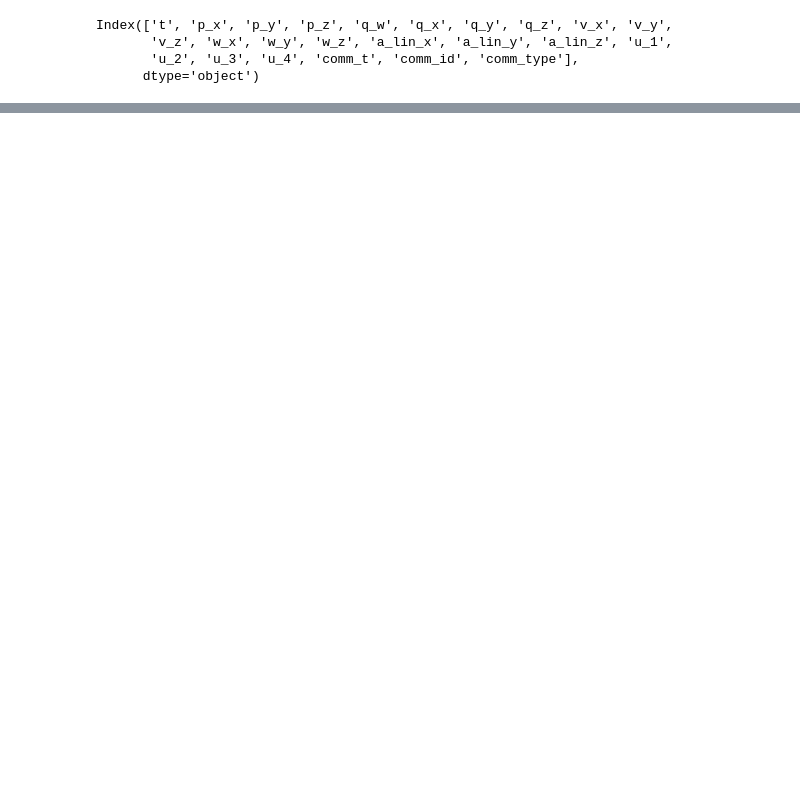
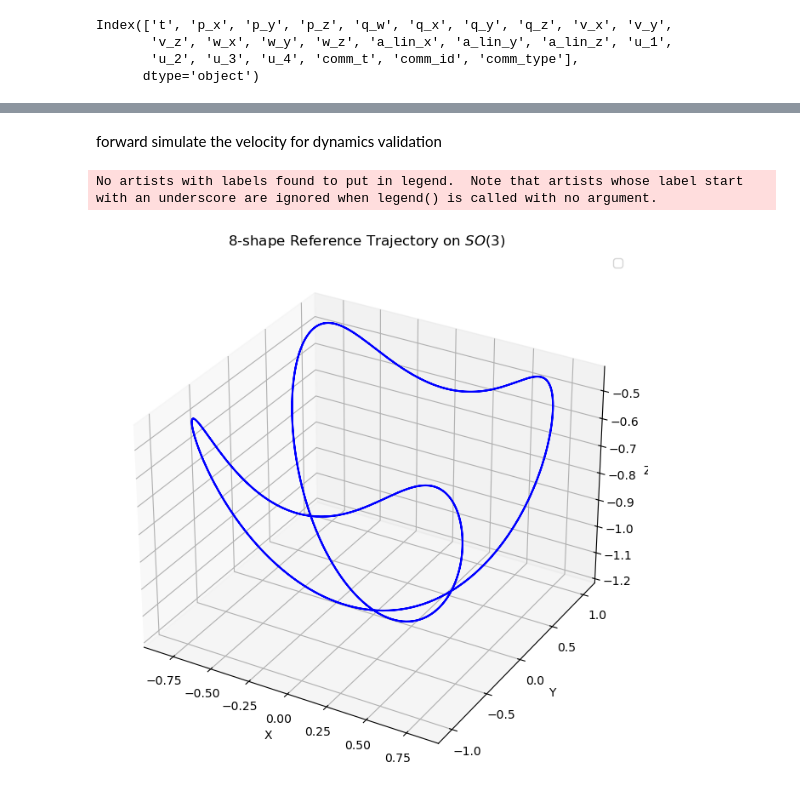
Before and after one commit to chenghuailin/trajectory_optimization_matrix_lie_groups, a Jupyter notebook: visualization/convert_path_to_reference.ipynb, the cells around one changed output, grey strips where cells are left out. Cells and saved outputs as stored; diff of their text form; code cells hidden in the pictures; blank space fills up the shorter version.

```diff
--- a/visualization/convert_path_to_reference.ipynb
+++ b/visualization/convert_path_to_reference.ipynb
@@ -45,9 +49,9 @@ xi_ref[:,:3] = w.copy()
 
 angle_euler = np.array([ rotm2euler(x) for x in romt ] )
 # %%
-with open(file_name+'.npy', 'wb') as f:
-    np.save(f, q_ref)
-    np.save(f, xi_ref)
+# with open(file_name+'.npy', 'wb') as f:
+#     np.save(f, q_ref)
+#     np.save(f, xi_ref)
 # %%
 plt.figure()
 plt.subplot(211)
@@ -139,0 +271,33 @@ for step in range(N):
+# %% [markdown]
+forward simulate the velocity for dynamics validation
+# %%
+rotm_sim = []
+
+X = SO3.Identity()
+
+for i in range(N):
+    X = X.rplus( omega_mnf[i] * dt )
+    rotm_sim.append( X.rotation())
+
+# Define the initial pendulum vector
+pendulum_length = 1.2
+initial_vector = np.array([0., 0., -pendulum_length]).reshape(3,1)
+
+# Compute the rotated pendulum positions
+rod_pos = np.array([rotm @ initial_vector for rotm in rotm_sim]).reshape(N, 3)
+
+# Initialize the plot
+fig = plt.figure(figsize=(8, 8))
+ax = fig.add_subplot(111, projection='3d')
+
+# Plot the trajectory
+ax.plot(rod_pos[:,0], rod_pos[:,1], rod_pos[:,2], color="b")
+ax.set_title("8-shape Reference Trajectory on $SO(3)$")
+ax.set_xlabel("X")
+ax.set_ylabel("Y")
+ax.set_zlabel("Z")
+ax.legend()
+plt.show()
+# %% [output]
+No artists with labels found to put in legend.  Note that artists whose label start with an underscore are ignored when legend() is called with no argument.
+[figure, added]
```
Also changed, not shown: parts of 16 cells of this notebook, 1 other file.
